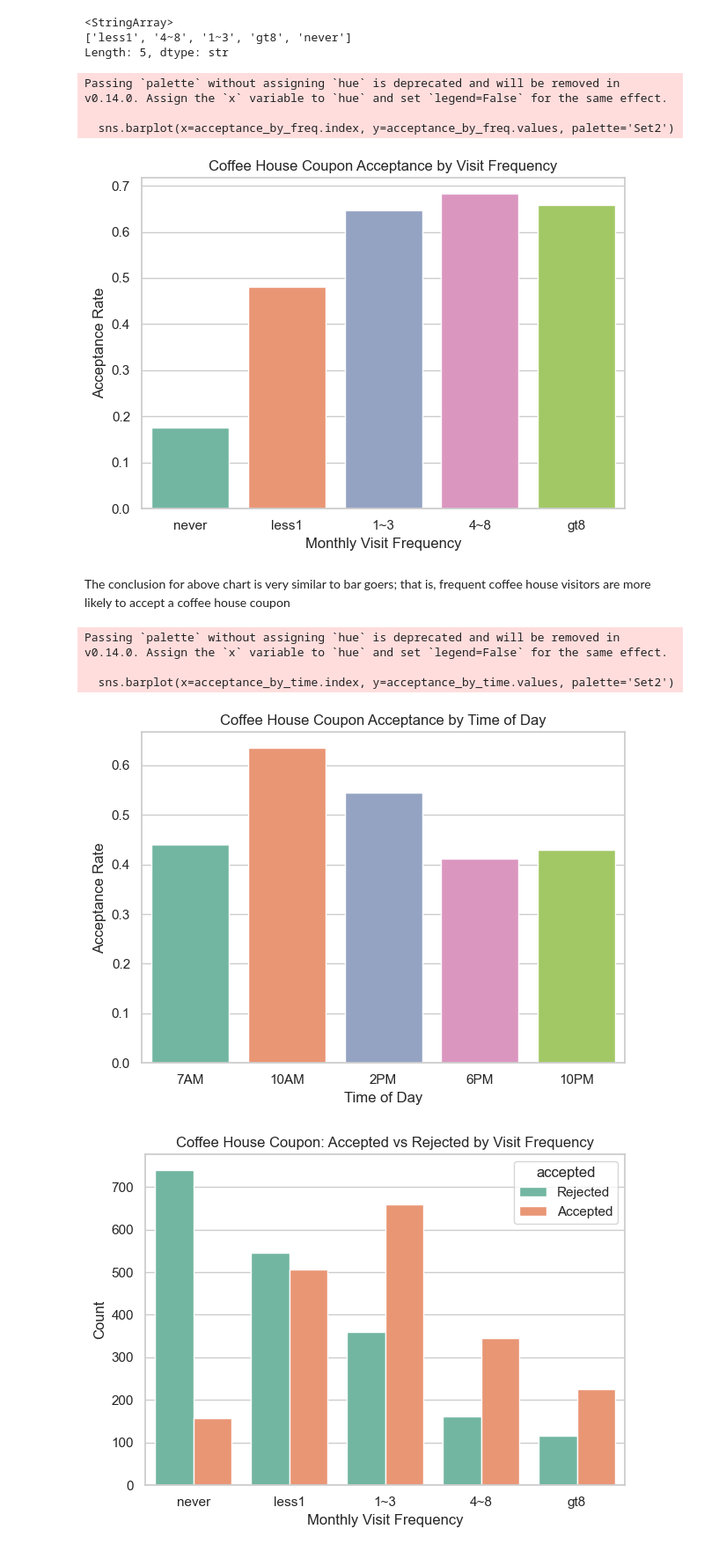
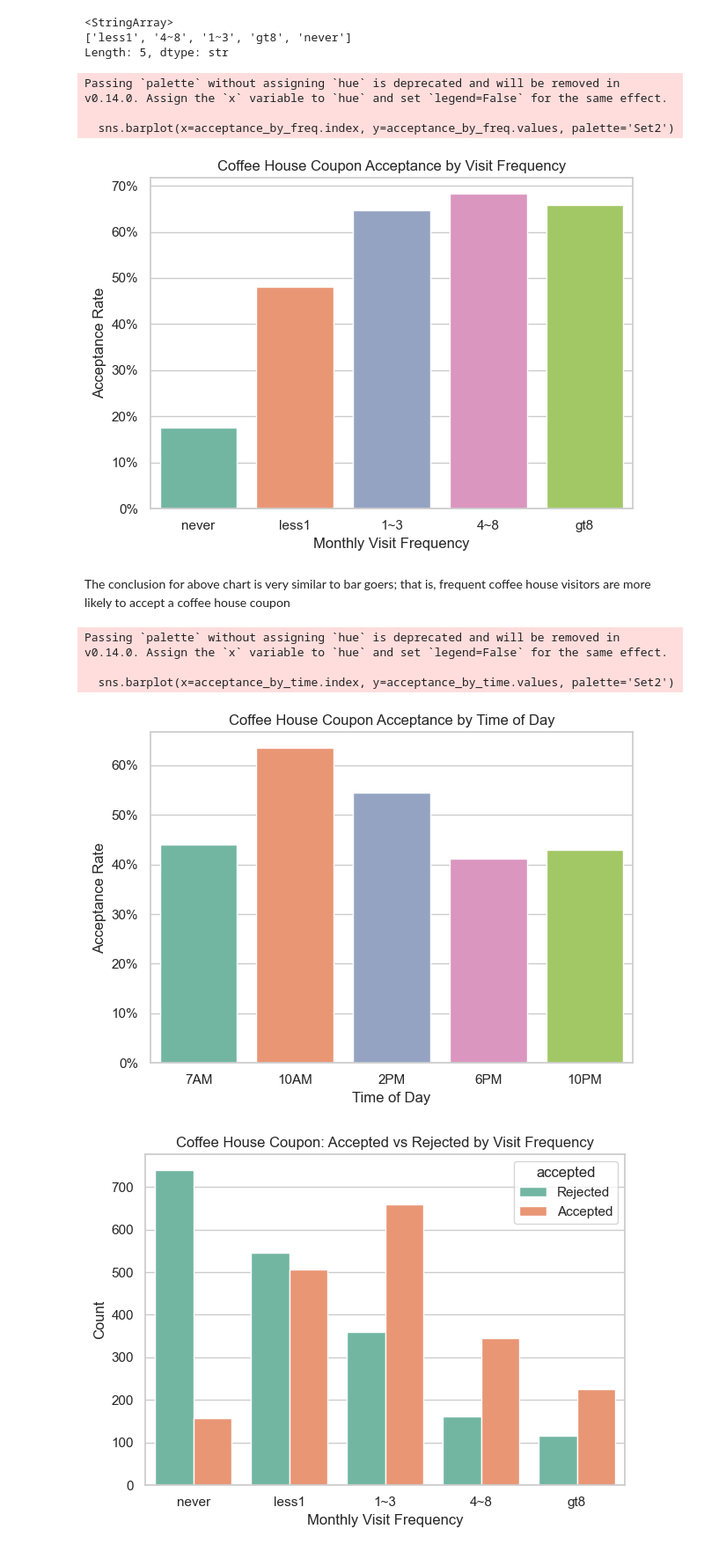
Before and after one commit to gowdilyan/predictive-coupon-acceptance-ml, a Jupyter notebook: coupon_acceptance_analysis.ipynb, the cells around one changed output. Shown at 88% size. Drawn from its saved outputs; the diff is of its cells as text; code cells hidden in the pictures.

Commit message:
improved the charts, readme and the recommendations

```diff
--- a/coupon_acceptance_analysis.ipynb
+++ b/coupon_acceptance_analysis.ipynb
@@ -395,30 +410,34 @@ plt.title('Coffee House Coupon Acceptance by Visit Frequency')
 plt.xlabel('Monthly Visit Frequency')
 plt.ylabel('Acceptance Rate')
 plt.tight_layout()
+plt.gca().yaxis.set_major_formatter(plt.FuncFormatter(lambda x, _: f'{x:.0%}'))
+# took help from google on the above lambda function
 plt.show()
 # %% [output]
 Passing `palette` without assigning `hue` is deprecated and will be removed in v0.14.0. Assign the `x` variable to `hue` and set `legend=False` for the same effect.
 
   sns.barplot(x=acceptance_by_freq.index, y=acceptance_by_freq.values, palette='Set2')
-[figure, old version]
+[figure, new version]
 # %% [markdown]
 The conclusion for above chart is very similar to bar goers; that is, frequent coffee house visitors are more likely to accept a coffee house coupon
 # %%
 # lets use time of day
 time_order = ['7AM', '10AM', '2PM', '6PM', '10PM'] # without this 7am comes in the end of the bar plot
 acceptance_by_time = coffee_coupons.groupby('time')['Y'].mean().reindex(time_order)
 sns.barplot(x=acceptance_by_time.index, y=acceptance_by_time.values, palette='Set2')
 plt.title('Coffee House Coupon Acceptance by Time of Day')
 plt.xlabel('Time of Day')
 plt.ylabel('Acceptance Rate')
 plt.savefig('images/coffee_acceptance_by_frequency.png', bbox_inches='tight')
 plt.tight_layout()
+plt.gca().yaxis.set_major_formatter(plt.FuncFormatter(lambda x, _: f'{x:.0%}'))
+# took help from google on the above lambda function
 plt.show()
 # %% [output]
 Passing `palette` without assigning `hue` is deprecated and will be removed in v0.14.0. Assign the `x` variable to `hue` and set `legend=False` for the same effect.
 
   sns.barplot(x=acceptance_by_time.index, y=acceptance_by_time.values, palette='Set2')
-[figure, old version]
+[figure, new version]
 # %%
 # comparision chart for coffee coupons accepted vs rejected
 coffee_coupons['accepted'] = coffee_coupons['Y'].map({1: 'Accepted', 0: 'Rejected'}) # making use of the map function
```
Also changed, not shown: parts of 2 cells of this notebook, 2 other files.
